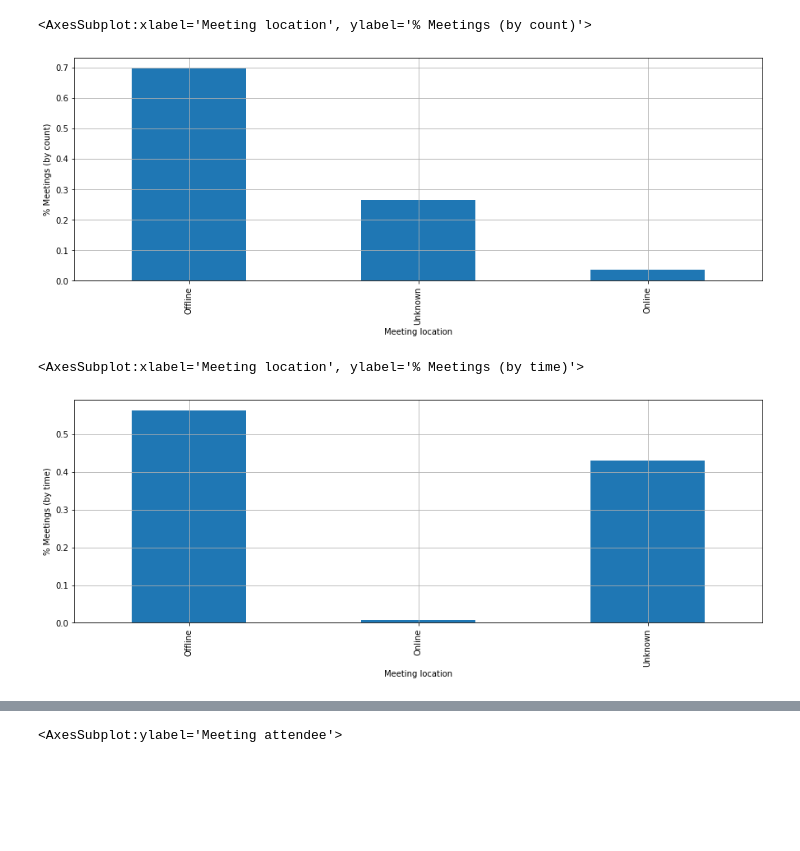
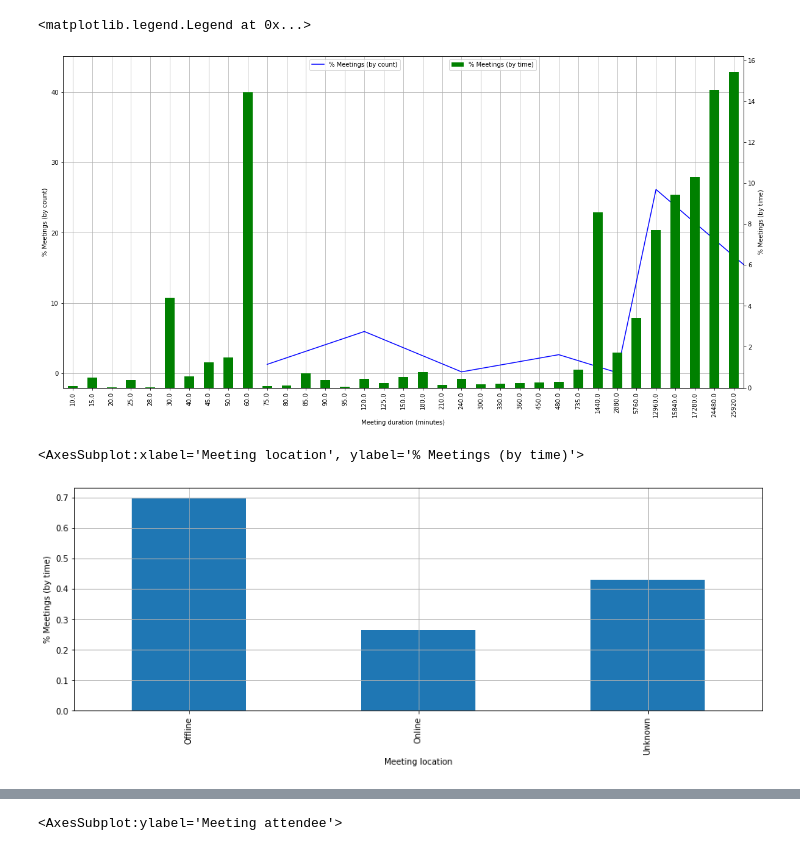
Before and after one commit to SITZ/calendar-analytics, a Jupyter notebook: calendar-analytics.ipynb, the cells around one changed output, grey strips where cells are left out. Cells and saved outputs as stored; diff of their text form; code cells hidden in the pictures; blank space fills up the shorter version.

```diff
--- a/calendar-analytics.ipynb
+++ b/calendar-analytics.ipynb
@@ -115,7 +119,45 @@ df[df['meeting_duration'] < 8 * 60].dropna()['meeting_duration'].sort_values().v
+# %%
+# Plot meeting duration x time spent & count of meetings
+
+from pandas import PeriodIndex
+import numpy as np
+from matplotlib import cm
+
+df_duration = df['meeting_duration'].value_counts().sort_index()
+
+plt.figure(figsize=(20, 10))
+
+meeting_duration_axis = (df_duration / df_duration.sum() * 100).plot(
+    kind='line',
+    color='blue',
+    grid=True
+)
+
+for key, value in df_duration.iteritems():
+    df_duration[key] *= key
+
+(df_duration / df_duration.sum() * 100).plot(
+    kind='bar',
+    color='green',
+    ax=meeting_duration_axis,
+    grid=True,
+    secondary_y=True
+)
+
+meeting_duration_axis.set_xlabel('Meeting duration (minutes)')
+
+meeting_duration_axis.set_ylabel('% Meetings (by count)')
+meeting_duration_axis.legend(['% Meetings (by count)'], bbox_to_anchor=(0.5, 1.0))
+
+meeting_duration_axis.right_ax.set_ylabel('% Meetings (by time)')
+meeting_duration_axis.right_ax.legend(['% Meetings (by time)'], bbox_to_anchor=(0.7, 1.0))
+# %% [output]
+<matplotlib.legend.Legend at 0x...>
+[figure, added]
 # %%
 # Plot number of meetings & time spent over time
 # %%
-# Plot number of online : offline meetings
+# Plot location of meeting (online : offline) x number & time spent in meetings
 
 def get_location(location):
     if 'http' in location:
@@ -134,22 +176,17 @@ df['meeting_location'].value_counts(normalize=True).plot(
     xlabel='Meeting location',
     figsize=(15,5)
 )
+
+(df.groupby(['meeting_location'])['meeting_duration'].sum() / df['meeting_duration'].sum()).plot(
+    kind='bar',
+    grid=True,
+    ylabel='% Meetings (by time)',
+    xlabel='Meeting location',
+    figsize=(15,5)
+)
 # %% [output]
-<AxesSubplot:xlabel='Meeting location', ylabel='% Meetings (by count)'>
+<AxesSubplot:xlabel='Meeting location', ylabel='% Meetings (by time)'>
-[figure, old version]
+[figure, new version]
-# %%
-# Plot time spent in online : offline meetings
-
-(df.groupby(['meeting_location'])['meeting_duration'].sum() / df['meeting_duration'].sum()).plot(
-    kind='bar',
-    grid=True,
-    ylabel='% Meetings (by time)',
-    xlabel='Meeting location',
-    figsize=(15,5)
-)
-# %% [output]
-<AxesSubplot:xlabel='Meeting location', ylabel='% Meetings (by time)'>
-[figure, removed]
 # %%
 # Plot total ratio of online : offline meetings over time
 # %%
```
Also changed, not shown: parts of 6 cells of this notebook.
